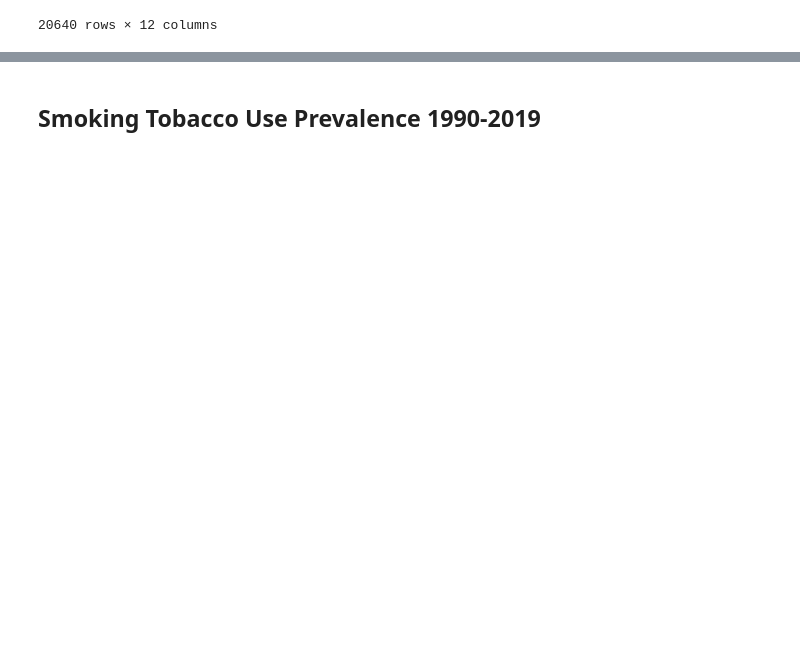
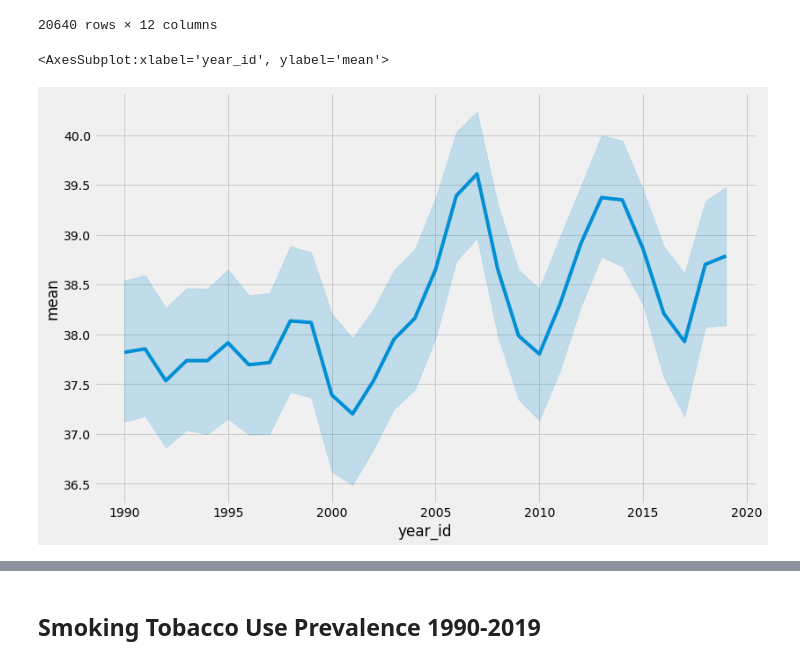
Before and after one commit to Goheekin/UNB-Data-Challenge, a Jupyter notebook: UNB Explore.ipynb, the cells around one changed output, grey strips where cells are left out. Cells and saved outputs as stored; diff of their text form; code cells hidden in the pictures; blank space fills up the shorter version.

```diff
--- a/UNB Explore.ipynb
+++ b/UNB Explore.ipynb
@@ -107,6 +120,14 @@ Df3
 | 20638 | 19 | Continuous | 44792 | Plymouth | 88 | Ambient ozone pollution | 2018 | ppb | 34.307616 | ... |
 | 20639 | 19 | Continuous | 44792 | Plymouth | 88 | Ambient ozone pollution | 2019 | ppb | 34.427228 | ... |
 20640 rows × 12 columns
+# %%
+## plot the mean with year id
+import seaborn as sns
+
+sns.lineplot(data=Df3, x = "year_id", y = "mean")
+# %% [output]
+<AxesSubplot:xlabel='year_id', ylabel='mean'>
+[figure, added]
 # %%
 Df4
 # %% [output]
```
Also changed, not shown: parts of 6 cells of this notebook.
